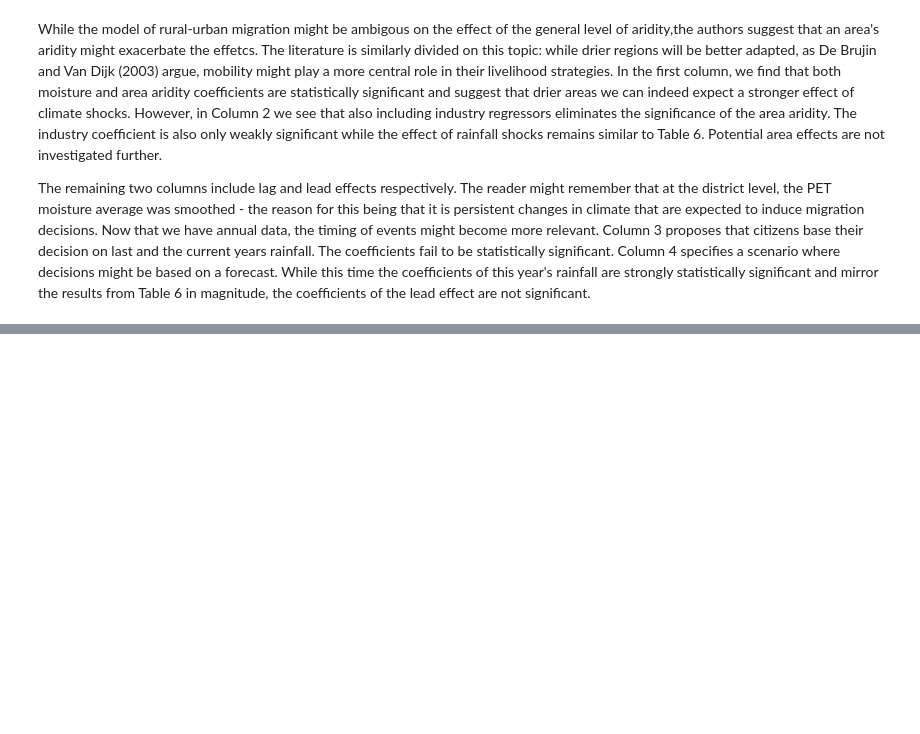
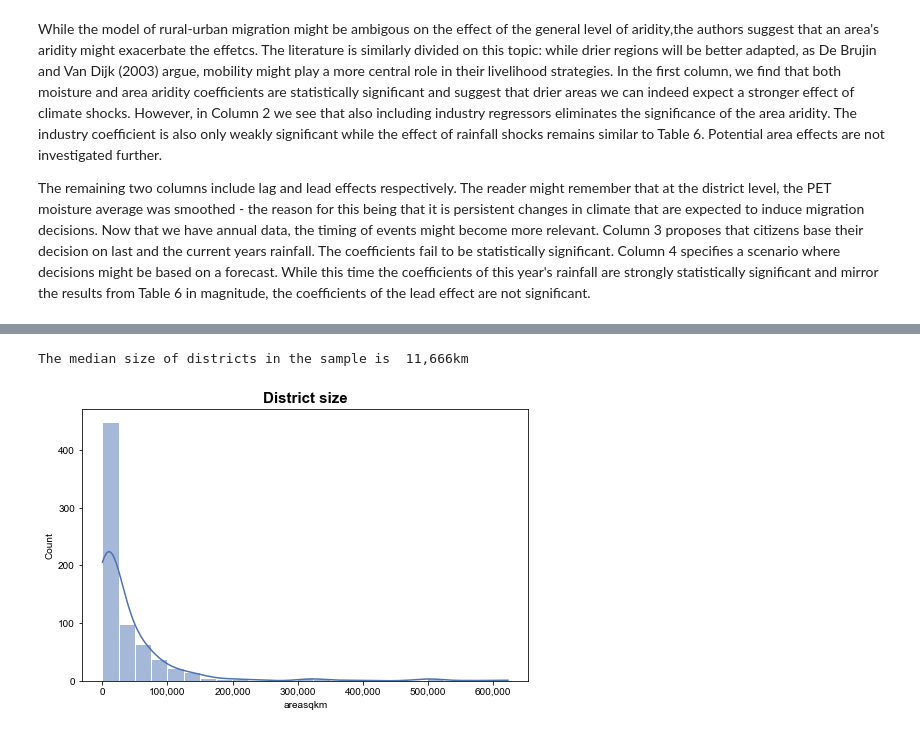
Before and after one commit to pcschreiber1/Henderson_2017_Replication, a Jupyter notebook: Replication notebook.ipynb, the cells around one changed output, grey strips where cells are left out. Cells and saved outputs as stored; diff of their text form; code cells hidden in the pictures; blank space fills up the shorter version.

```diff
--- a/Replication notebook.ipynb
+++ b/Replication notebook.ipynb
@@ -423,0 +490,17 @@ The remaining two columns include lag and lead effects respectively. The reader
+# %%
+#------------------------------------------------------
+#---  Analysing district sizes   ----------------------
+#------------------------------------------------------
+median = int(regiondata[["iso3v10", "province", "areasqkm"]].median()[0])
+print(f"The median size of districts in the sample is {median: ,}km")
+
+n_bins = 25
+
+fig, ax = plt.subplots(figsize=(8, 5))
+sns.set_theme(style='whitegrid')
+ax.set_title("District size", fontweight="bold", fontsize=15)
+g = sns.histplot(ax=ax, x=regiondata['areasqkm'], bins=n_bins, kde=True)
+g.get_xaxis().set_major_formatter(matplotlib.ticker.FuncFormatter(lambda x, p: format(int(x), ',')))
+# %% [output]
+The median size of districts in the sample is  11,666km
+[figure, added]
```
Also changed, not shown: parts of 15 cells of this notebook.
